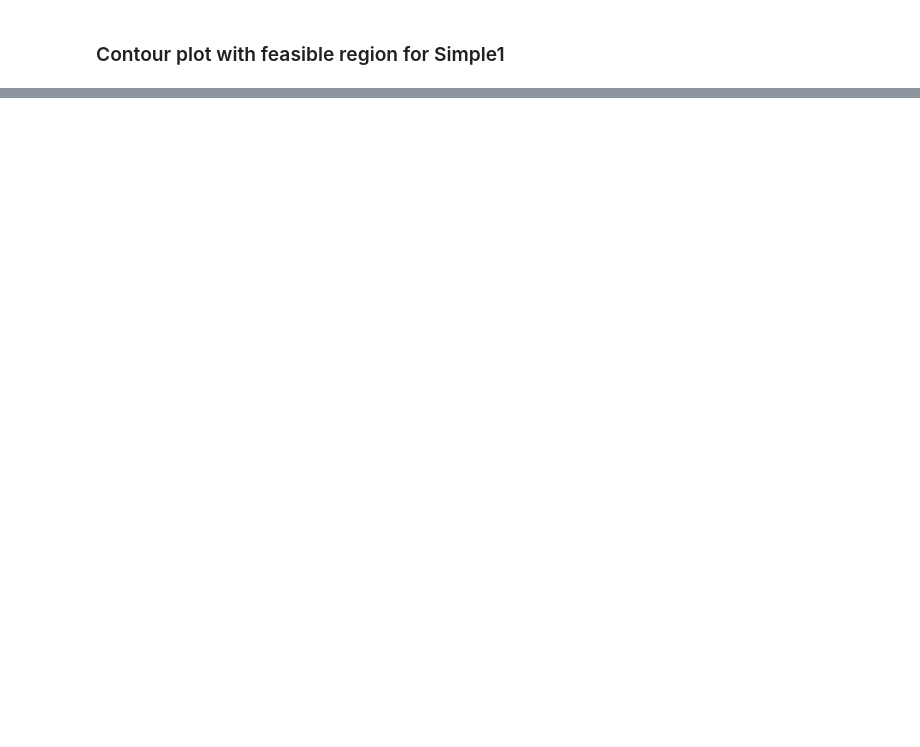
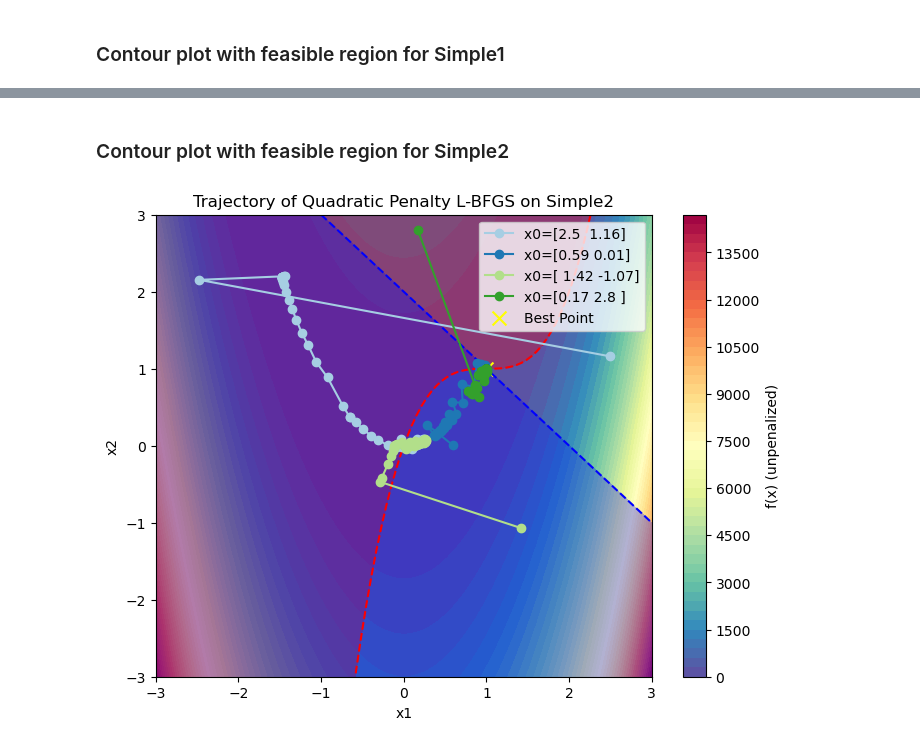
Before and after one commit to Astromatthe/AA222Project2, a Jupyter notebook: project2.ipynb, the cells around one changed output, grey strips where cells are left out. Saved outputs shown, nothing was run; the diff lists cells and outputs as text; code cells hidden in the pictures; blank space fills up the shorter version.

```diff
--- a/project2.ipynb
+++ b/project2.ipynb
@@ -103,2 +122,45 @@ plt.show()
+# %% [markdown]
+### Contour plot with feasible region for Simple2
 # %%
-#
+# heatmap of f for Simple2
+p = Simple2()
+x1 = np.linspace(-3, 3, 100)
+x2 = np.linspace(-3, 3, 100)
+X1, X2 = np.meshgrid(x1, x2)
+Z = np.array([[p.f(np.array([x1, x2])) for x1, x2 in zip(X1.flatten(), X2.flatten())]]).reshape(X1.shape)
+plt.figure(figsize=(8, 6))
+plt.contourf(X1, X2, Z, levels=50, cmap='Spectral_r')
+plt.colorbar(label='f(x) (unpenalized)')
+plt.xlabel('x1')
+plt.ylabel('x2')
+plt.title('Trajectory of Quadratic Penalty L-BFGS on Simple2')
+
+# constraints
+c1 = (X1-1)**3 - X2 + 1
+c2 = X1 + X2 -2
+
+plt.contour(X1, X2, c1, levels=[0], colors="red", linestyles="--")
+plt.contourf(X1, X2, c1, levels=[-np.inf, 0], colors="red", alpha=0.3)
+
+plt.contour(X1, X2, c2, levels=[0], colors="blue", linestyles="--")
+plt.contourf(X1, X2, c2, levels=[-np.inf, 0], colors="blue", alpha=0.3)
+
+# plot trajectories
+i = 0
+for x0 in x0_map["Simple2"]:
+    x_hist = x_hists[("Simple2", tuple(x0))]
+    x_hist = np.array(x_hist)
+    plt.plot(x_hist[:, 0], x_hist[:, 1], marker='o', label=f'x0={x0}', color = cmap["cbqual12"][i])
+    i += 1
+
+# best point
+x_best = x_best_map["Simple2"]
+plt.scatter(x_best[0], x_best[1], marker='x', color='yellow', s=100, label='Best Point')
+
+# set limits
+plt.xlim(-3, 3)
+plt.ylim(-3, 3)
+plt.legend()
+plt.show()
+# %% [output]
+[figure, added]
```
Also changed, not shown: parts of 6 cells of this notebook, 2 other files.
